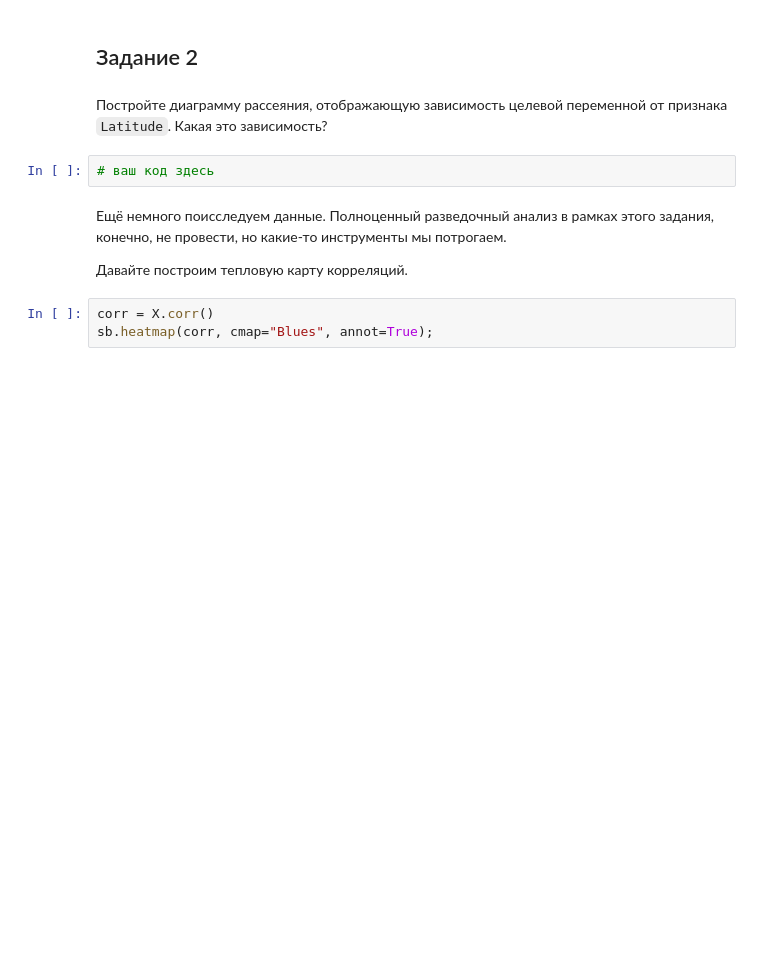
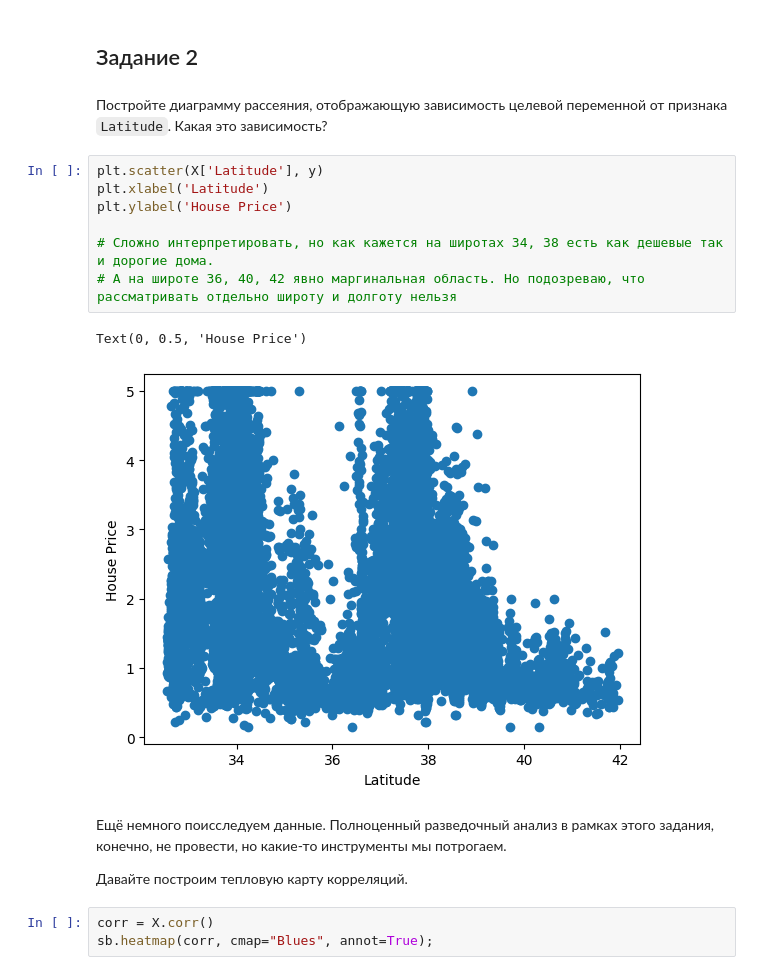
Before and after one commit to Zheltov/Algorithms, a Jupyter notebook: Hometasks/ML_PTCourse_MicroHT1.ipynb, the cells around one changed output. Drawn from its saved outputs; the diff is of its cells as text; blank space fills up the shorter version.

```diff
--- a/Hometasks/ML_PTCourse_MicroHT1.ipynb
+++ b/Hometasks/ML_PTCourse_MicroHT1.ipynb
@@ -61,8 +66,16 @@ plt.ylabel('House Price')
 # %% [markdown]
 Постройте диаграмму рассеяния, отображающую зависимость целевой переменной от признака `Latitude`.
 Какая это зависимость?
-# %%
-# ваш код здесь
+# %%
+plt.scatter(X['Latitude'], y)
+plt.xlabel('Latitude')
+plt.ylabel('House Price')
+
+# Сложно интерпретировать, но как кажется на широтах 34, 38 есть как дешевые так и дорогие дома.
+# А на широте 36, 40, 42 явно маргинальная область. Но подозреваю, что рассматривать отдельно широту и долготу нельзя
+# %% [output]
+Text(0, 0.5, 'House Price')
+[figure, added]
 # %% [markdown]
 Ещё немного поисследуем данные. Полноценный разведочный анализ в рамках этого задания, конечно, не провести, но какие-то инструменты мы потрогаем.
 
```
Also changed, not shown: parts of 7 cells of this notebook.
